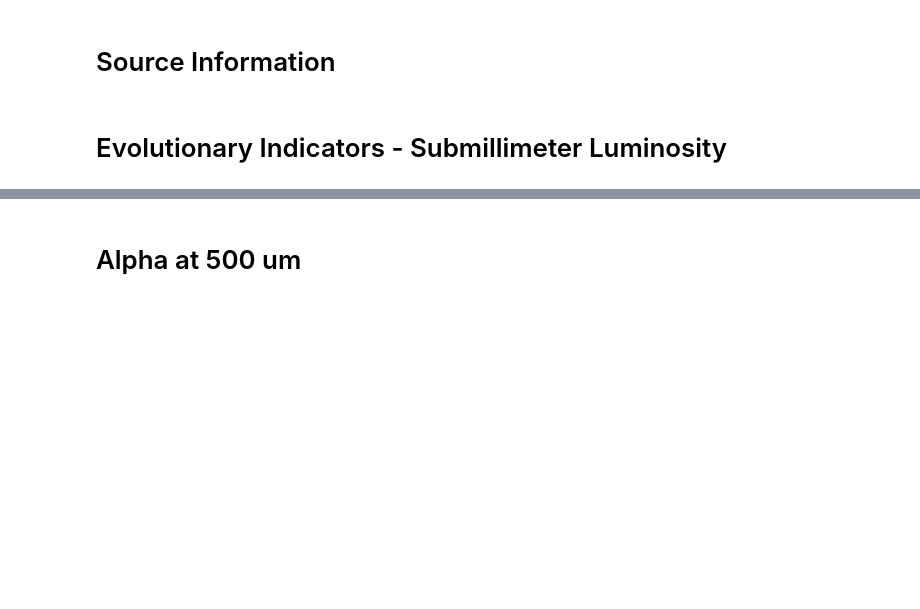
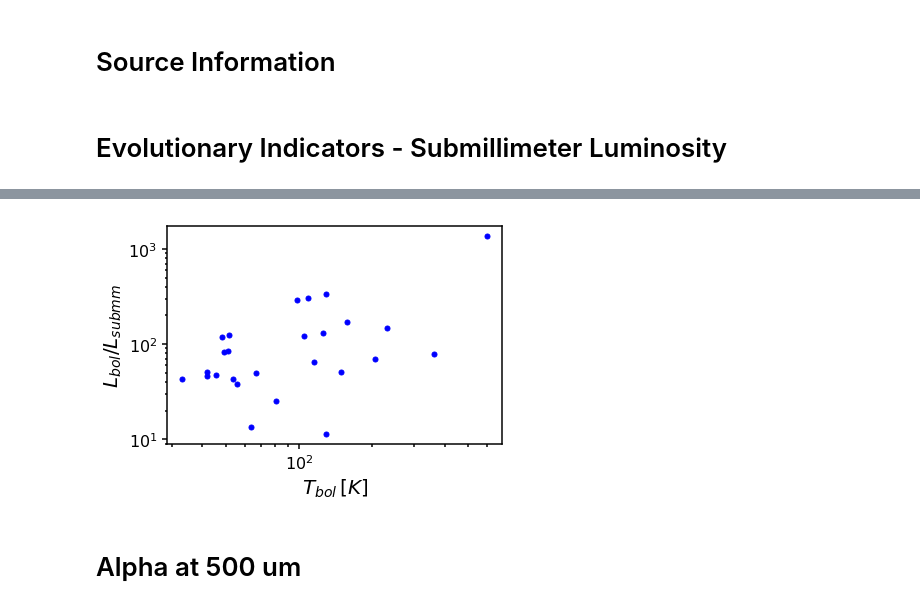
Before and after one commit to yaolun/sa, a Jupyter notebook: cops-spire analyses.ipynb, the cells around one changed output, grey strips where cells are left out. Drawn from its saved outputs; the diff is of its cells as text; code cells hidden in the pictures; blank space fills up the shorter version.

```diff
--- a/cops-spire analyses.ipynb
+++ b/cops-spire analyses.ipynb
@@ -83,3 +139,24 @@ NameError: name 'archive_dir' is not defined
+# %%
+import numpy as np
+fig = plt.figure()
+ax = fig.add_subplot(111)
+
+ax.plot(t_bol_list, np.array(l_bol_list)/np.array(lsubmm_list), marker='o', linestyle='None', color='b', markersize=5)
+
+ax.set_xlabel(r'$T_{bol}\,[K]$', fontsize=20)
+ax.set_ylabel(r'$L_{bol}/L_{submm}$', fontsize=20)
+ax.tick_params('both',labelsize=16,width=1.5,which='major',pad=5,length=5)
+ax.tick_params('both',labelsize=16,width=1.5,which='minor',pad=5,length=2.5)
+
+ax.set_xscale('log')
+ax.set_yscale('log')
+
+[ax.spines[axis].set_linewidth(1.5) for axis in ['top','bottom','left','right']]
+ax.minorticks_on()
+
+fig.savefig('/Users/yaolun/Dropbox/cops-spire/figures/lsmm_tbol.pdf', format='pdf', dpi=300, bbox_inches='tight')
+# %% [output]
+[figure, added]
 # %% [markdown]
 # Alpha at 500 um
 # %%
```
Also changed, not shown: parts of 6 cells of this notebook.
